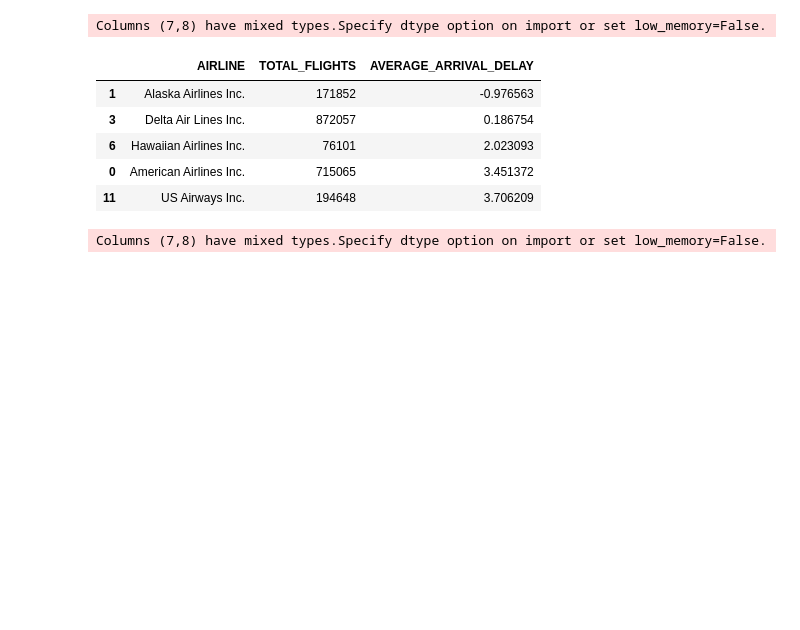
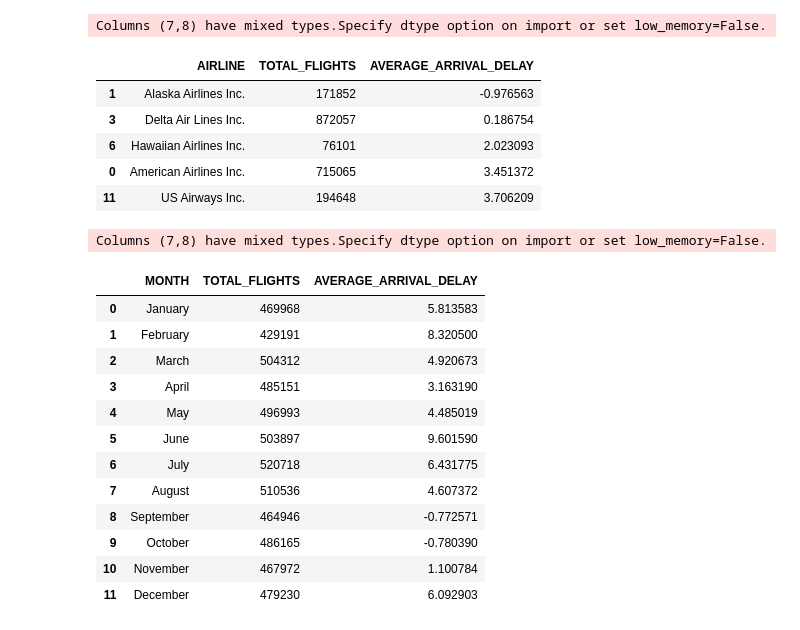
Before and after one commit to FlorianKenner/FlightVisualization, a Jupyter notebook: ThirdVisualization_Delays/delays.ipynb, the cells around one changed output. Cells and saved outputs as stored; diff of their text form; code cells hidden in the pictures; blank space fills up the shorter version.

```diff
--- a/ThirdVisualization_Delays/delays.ipynb
+++ b/ThirdVisualization_Delays/delays.ipynb
@@ -81,16 +81,35 @@ Columns (7,8) have mixed types.Specify dtype option on import or set low_memory=
 # %%
 # df for delay by month
 
 df = pd.read_csv("../data/CleanedFlights.csv")
+
+days = [1,2,3,4,5,6,7,8,9,10,11,12]
+months = ["January", "February", "March", "April", "May", "June", "July", "August", "September", "October", "November", "December"]
+monthDict = dict(zip(days, months))
 
 count = pd.DataFrame(df.groupby(["MONTH"]).count()["YEAR"])
 df = df.groupby(["MONTH"]).mean()
 dfDelayByMonth = pd.DataFrame({
     "TOTAL_FLIGHTS" : count["YEAR"],
     "AVERAGE_ARRIVAL_DELAY": df.ARRIVAL_DELAY })
 dfDelayByMonth= dfDelayByMonth.reset_index()
+dfDelayByMonth["MONTH"] = dfDelayByMonth["MONTH"].map(monthDict)
 
 dfDelayByMonth.head(12)
+# %% [output]
+|  | MONTH | TOTAL_FLIGHTS | AVERAGE_ARRIVAL_DELAY |
+| 0 | January | 469968 | 5.813583 |
+| 1 | February | 429191 | 8.320500 |
+| 2 | March | 504312 | 4.920673 |
+| 3 | April | 485151 | 3.163190 |
+| 4 | May | 496993 | 4.485019 |
+| 5 | June | 503897 | 9.601590 |
+| 6 | July | 520718 | 6.431775 |
+| 7 | August | 510536 | 4.607372 |
+| 8 | September | 464946 | -0.772571 |
+| 9 | October | 486165 | -0.780390 |
+| 10 | November | 467972 | 1.100784 |
+| 11 | December | 479230 | 6.092903 |
 # %%
 # df for delay by route
 
```
Also changed, not shown: parts of 3 cells of this notebook.
